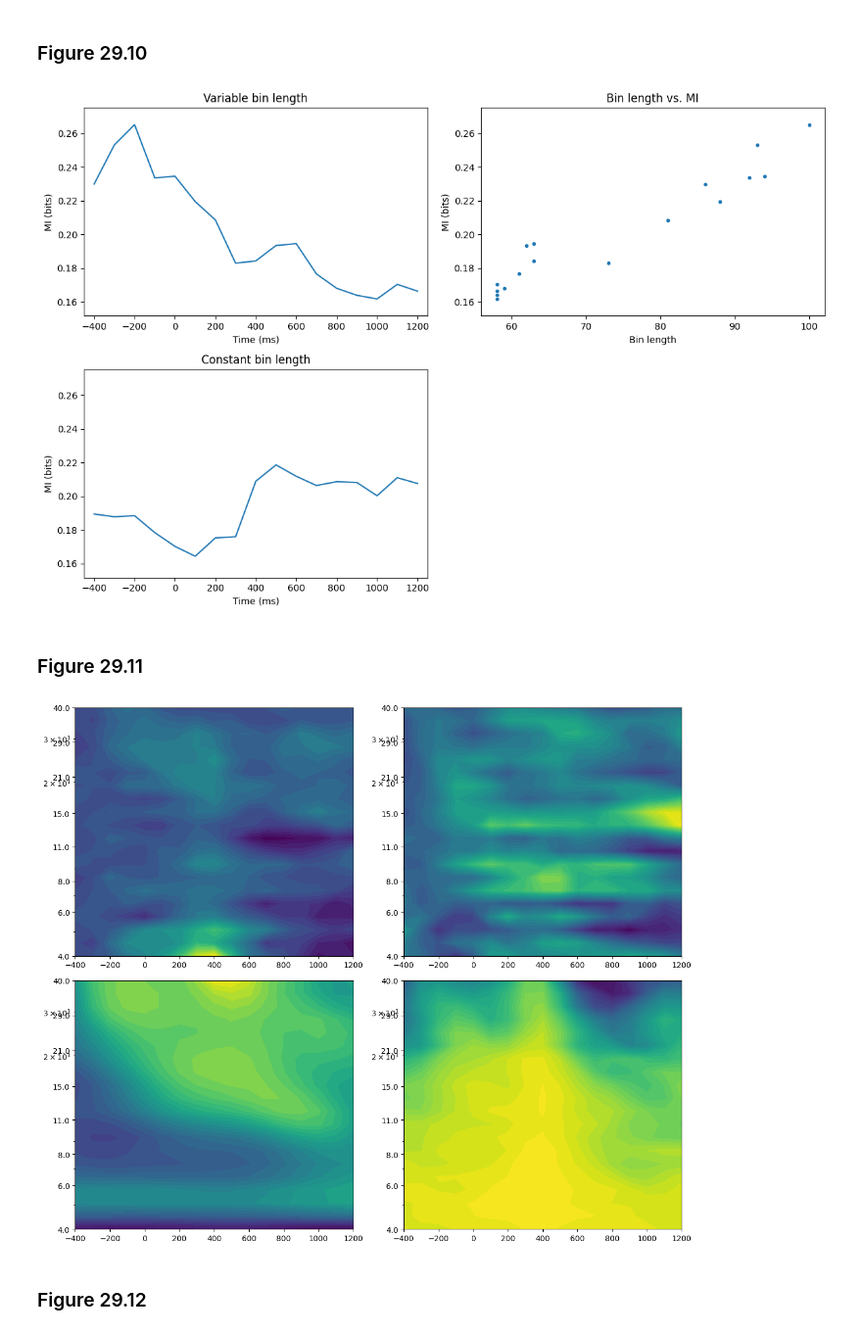
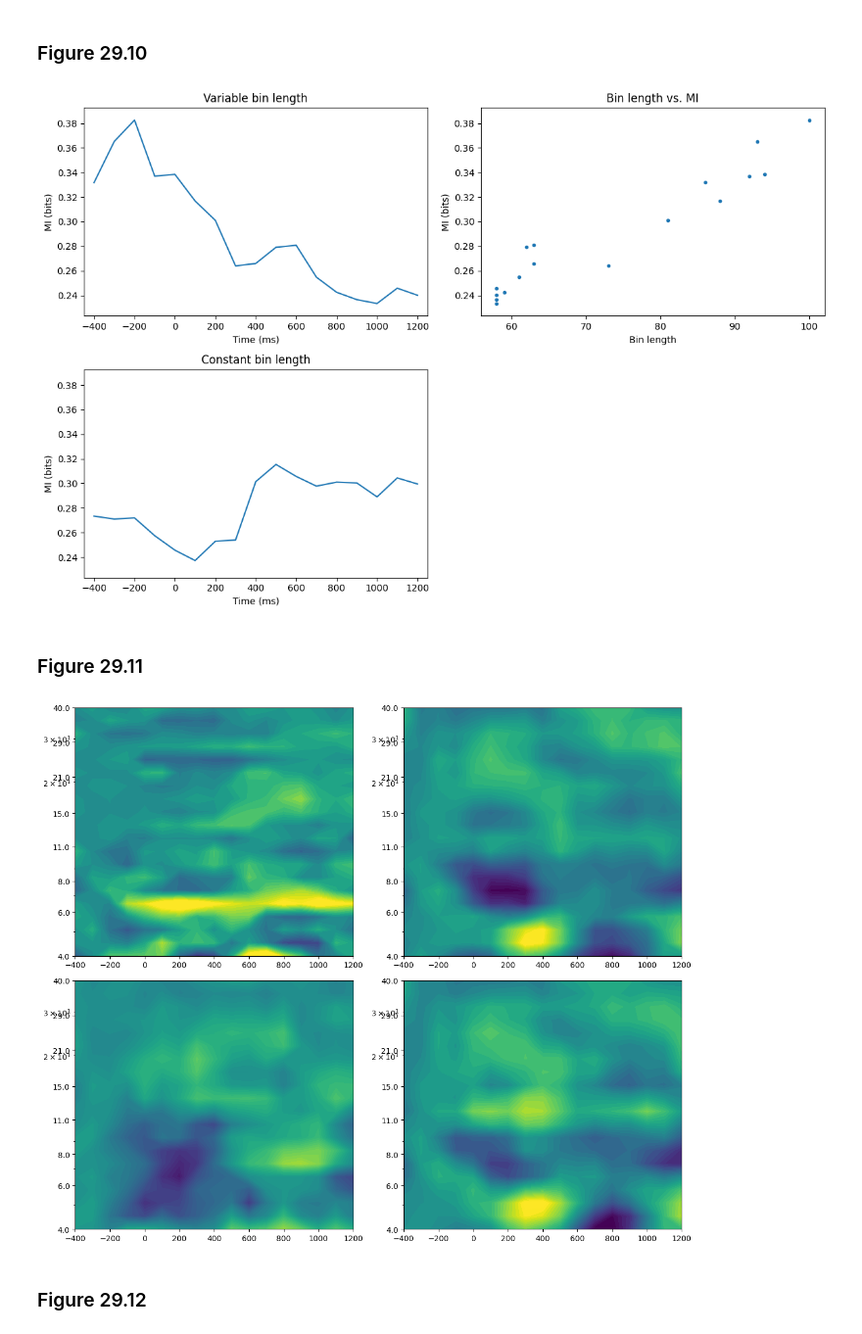
Before and after one commit to agencyenterprise/AnalyzingNeuralTimeSeries-Python, a Jupyter notebook: nbs/chapter29.ipynb, the cells around one changed output. Shown at 98% size. Cells and saved outputs as stored; diff of their text form; code cells hidden in the pictures.

```diff
--- a/nbs/chapter29.ipynb
+++ b/nbs/chapter29.ipynb
@@ -525,21 +496,6 @@ entropy = np.zeros((3, len(times2save)))
 mi = np.zeros((2, len(times2save)))
 nbins = np.zeros(len(times2save))
 
-# Define a function to calculate mutual information
-def mutual_information(x, y, bins):
-    """Calculate the mutual information based on a joint histogram."""
-    c_xy = np.histogram2d(x, y, bins)[0]
-    # Add a small constant to avoid log(0)
-    c_xy += 1e-10
-    # Convert bins counts to probability values
-    pxy = c_xy / float(np.sum(c_xy))
-    px = np.sum(pxy, axis=1)  # marginal for x over y
-    py = np.sum(pxy, axis=0)  # marginal for y over x
-    px_py = px[:, None] * py[None, :]  # Broadcast to multiply marginals
-    # Only non-zero pxy values contribute to the sum
-    nzs = pxy > 0
-    return np.sum(pxy[nzs] * np.log(pxy[nzs] / px_py[nzs]))
-
 # Calculate mutual information over time
 for timei, tidx in enumerate(times2saveidx):
     datax = EEG['data'][electrodesidx[0], tidx - timewindowidx:tidx + timewindowidx + 1, :].flatten('F')
@@ -551,10 +507,10 @@ for timei, tidx in enumerate(times2saveidx):
     nbins[timei] = max(bins_x, bins_y)  # Use the larger number of bins
 
     # Calculate mutual information with variable bin length
-    mi[0, timei] = mutual_information(datax, datay, nbins[timei].astype(int))
+    mi[0, timei] = mutualinformationx(datax, datay, fd_bins=int(nbins[timei]))[0]
 
     # Calculate mutual information with fixed bin length (e.g., 70)
-    mi[1, timei] = mutual_information(datax, datay, 70)
+    mi[1, timei] = mutualinformationx(datax, datay, fd_bins=70)[0]
 
 # Plot the mutual information over time
 plt.figure(figsize=(12, 8))
@@ -585,7 +541,7 @@ plt.ylim([np.min(mi) - 0.01, np.max(mi) + 0.01])
 plt.tight_layout()
 plt.show()
 # %% [output]
-[figure, old version]
+[figure, new version]
 # %% [markdown]
 ### Figure 29.11
 # %%
@@ -597,6 +553,7 @@ baselinetime = [-500, -200]
 baseidx = [np.argmin(np.abs(times2save - t)) for t in baselinetime]
 
 # Specify convolution parameters
+time = np.arange(-1, 1 + 1/EEG['srate'][0][0], 1/EEG['srate'][0][0])
 half_wavelet = (len(time) - 1) // 2
 n_wavelet = len(time)
 n_data = EEG['pnts'][0][0] * EEG['trials'][0][0]
@@ -611,9 +568,6 @@ mi = np.zeros((2, len(frex), len(times2save)))
 ispc = np.zeros((len(frex), len(times2save)))
 powc = np.zeros((len(frex), len(times2save)))
 
-# Define a small constant to avoid log of zero
-numerical_floor = 1e-10
-
 # Loop over frequencies
 for fi, f in enumerate(frex):
     # Create wavelet and get its FFT
@@ -621,68 +575,60 @@ for fi, f in enumerate(frex):
     fft_wavelet = fft(wavelet, n_convolution)
 
     # Convolution for each electrode
-    convres1 = ifft(fft_wavelet * fft_EEG1, n_convolution)
-    convres1 = np.reshape(convres1[half_wavelet:-half_wavelet], (EEG['pnts'][0][0], EEG['trials'][0][0]), 'F')
+    convres = ifft(fft_wavelet * fft_EEG1, n_convolution)
+    analytic1 = np.reshape(convres[half_wavelet:-half_wavelet], (EEG['pnts'][0][0], EEG['trials'][0][0]), 'F')
 
-    convres2 = ifft(fft_wavelet * fft_EEG2, n_convolution)
-    convres2 = np.reshape(convres2[half_wavelet:-half_wavelet], (EEG['pnts'][0][0], EEG['trials'][0][0]), 'F')
+    convres = ifft(fft_wavelet * fft_EEG2, n_convolution)
+    analytic2 = np.reshape(convres[half_wavelet:-half_wavelet], (EEG['pnts'][0][0], EEG['trials'][0][0]), 'F')
 
     # Loop over time points
     for ti, tidx in enumerate(times2saveidx):
         # Get analytic signal in the time window around the time point
-        datax = convres1[tidx - timewindowidx:tidx + timewindowidx + 1, :] + numerical_floor
-        datay = convres2[tidx - timewindowidx:tidx + timewindowidx + 1, :] + numerical_floor
+        datax = analytic1[tidx - timewindowidx:tidx + timewindowidx + 1, :]
+        datay = analytic2[tidx - timewindowidx:tidx + timewindowidx + 1, :]
 
         # Compute mutual information for power and phase
-        mi[0, fi, ti] = mutual_information_hgram(np.histogram2d(np.log10(np.abs(datax)**2).flatten('F'),
-                                                          np.log10(np.abs(datay)**2).flatten('F'), bins=50)[0])
-        mi[1, fi, ti] = mutual_information_hgram(np.histogram2d(np.angle(datax).flatten('F'),
-                                                          np.angle(datay).flatten('F'), bins=20)[0])
+        mi[0, fi, ti] = mutualinformationx(np.log10(np.abs(datax)**2), np.log10(np.abs(datay)**2), fd_bins=50)[0]
+        mi[1, fi, ti] = mutualinformationx(np.angle(datax), np.angle(datay), fd_bins=20)[0]
 
         # Compute inter-site phase clustering (ISPC)
-        ispc[fi, ti] = np.abs(np.mean(np.exp(1j * (np.angle(datay) - np.angle(datax))), axis=0)).mean()
+        ispc[fi, ti] = np.mean(np.abs(np.mean(np.exp(1j * (np.angle(datay) - np.angle(datax))), axis=1)), axis=0)
 
         # Compute power correlation (Spearman's rank correlation)
-        powc[fi, ti] = np.corrcoef(np.abs(datax).flatten('F'), np.abs(datay).flatten('F'))[0, 1]
-
-# Baseline-subtract the mutual information
-mi_baselined = mi - mi[:, :, baseidx[0]:baseidx[1]+1].mean(axis=2, keepdims=True)
+        dataxr = rankdata(np.abs(datax), axis=0)
+        datayr = rankdata(np.abs(datay), axis=0)
+        n = timewindowidx*2+1
+        powc[fi, ti] = np.mean(1 - 6 * np.sum((dataxr - datayr) ** 2, axis=0) / (n * (n ** 2 - 1)))
 
 # Plot the results
 plt.figure(figsize=(12, 10))
 
-# Plot mutual information for power
-plt.subplot(2, 2, 1)
-plt.contourf(times2save, frex, mi_baselined[0, :, :], 40, cmap='viridis')
-plt.yscale('log')
-plt.yticks(np.round(np.logspace(np.log10(frex[0]), np.log10(frex[-1]), 8)))
-plt.gca().set_yticklabels(np.round(np.logspace(np.log10(frex[0]), np.log10(frex[-1]), 8)))
-
-# Plot mutual information for phase
-plt.subplot(2, 2, 2)
-plt.contourf(times2save, frex, mi_baselined[1, :, :], 40, cmap='viridis')
-plt.yscale('log')
-plt.yticks(np.round(np.logspace(np.log10(frex[0]), np.log10(frex[-1]), 8)))
-plt.gca().set_yticklabels(np.round(np.logspace(np.log10(frex[0]), np.log10(frex[-1]), 8)))
+for i in range(2):
+    # Plot mutual information
+    plt.subplot(2, 2, i+1)
+    plt.contourf(times2save, frex, mi[i, :, :] - np.mean(mi[i, :, baseidx[0]:baseidx[1]+1], axis=1)[..., np.newaxis], 40, cmap='viridis', vmin=-0.075, vmax=0.075)
+    plt.yscale('log')
+    plt.yticks(np.round(np.logspace(np.log10(frex[0]), np.log10(frex[-1]), 8)))
+    plt.gca().set_yticklabels(np.round(np.logspace(np.log10(frex[0]), np.log10(frex[-1]), 8)))
 
 # Plot power correlation
 plt.subplot(2, 2, 3)
-plt.contourf(times2save, frex, powc, 40, cmap='viridis')
+plt.contourf(times2save, frex, powc - np.mean(powc[:, baseidx[0]:baseidx[1]+1], axis=1)[..., np.newaxis], 40, cmap='viridis', vmin=-0.2, vmax=0.2)
 plt.yscale('log')
 plt.yticks(np.round(np.logspace(np.log10(frex[0]), np.log10(frex[-1]), 8)))
 plt.gca().set_yticklabels(np.round(np.logspace(np.log10(frex[0]), np.log10(frex[-1]), 8)))
 
 # Plot inter-site phase clustering
 plt.subplot(2, 2, 4)
-plt.contourf(times2save, frex, ispc, 40, cmap='viridis')
+plt.contourf(times2save, frex, ispc - np.mean(ispc[:, baseidx[0]:baseidx[1]+1], axis=1)[..., np.newaxis], 40, cmap='viridis', vmin=-0.1, vmax=0.1)
 plt.yscale('log')
 plt.yticks(np.round(np.logspace(np.log10(frex[0]), np.log10(frex[-1]), 8)))
 plt.gca().set_yticklabels(np.round(np.logspace(np.log10(frex[0]), np.log10(frex[-1]), 8)))
 
 plt.tight_layout()
 plt.show()
 # %% [output]
-[figure, old version]
+[figure, new version]
 # %% [markdown]
 ### Figure 29.12
 # %%
```
Also changed, not shown: parts of 7 cells of this notebook, 1 other file.
